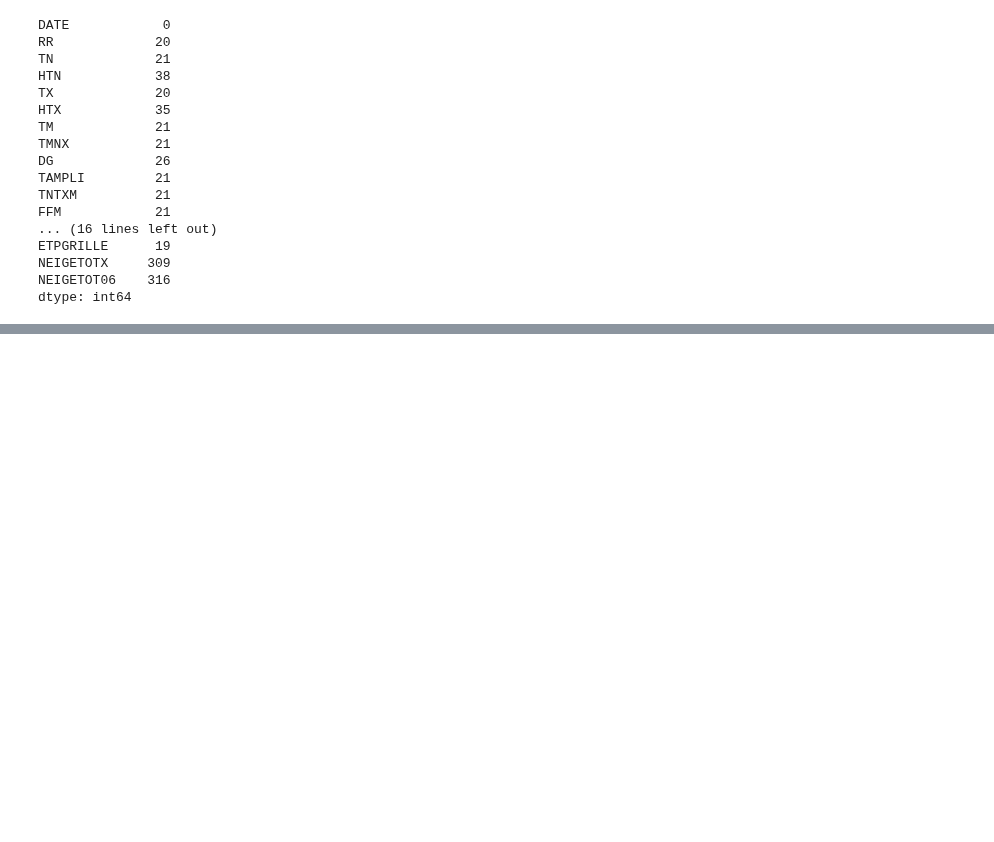
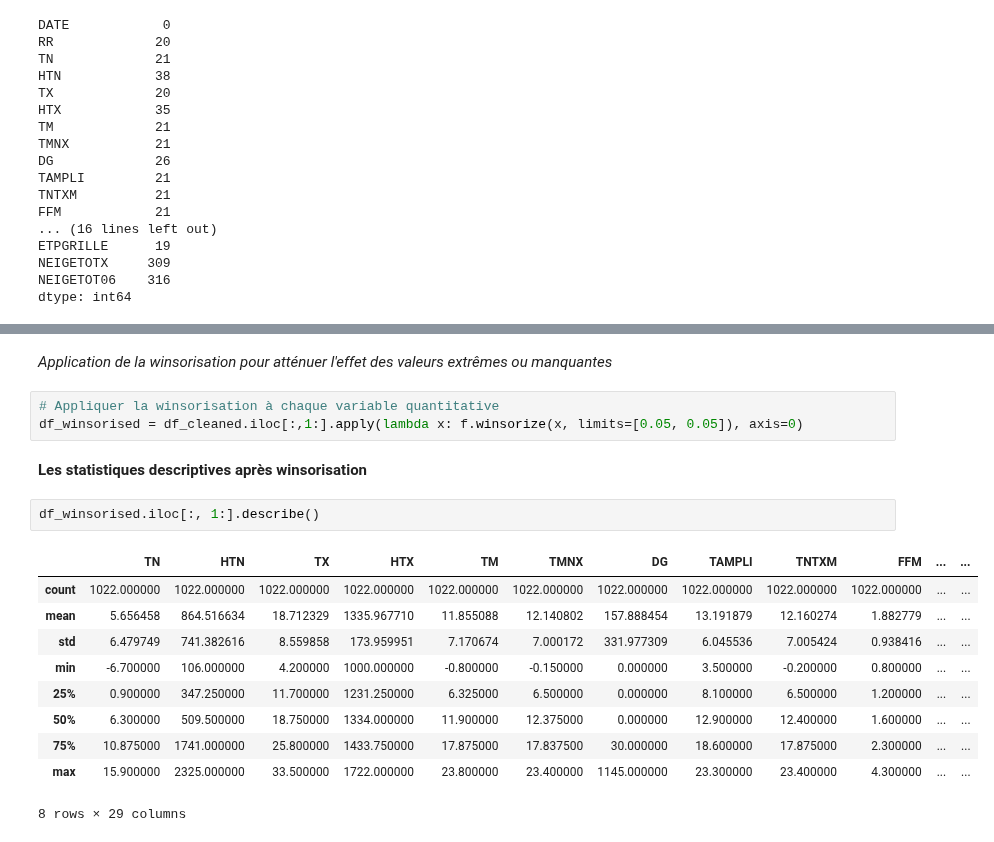
Before and after one commit to laureineCompaore/ProjetPython, a Jupyter notebook: Ana_exploratoire.ipynb, the cells around one changed output, grey strips where cells are left out. Cells and saved outputs as stored; diff of their text form; blank space fills up the shorter version.

```diff
--- a/Ana_exploratoire.ipynb
+++ b/Ana_exploratoire.ipynb
@@ -105,0 +132,20 @@ for col in quantitative_variables.columns:
+# %% [markdown]
+*Application de la winsorisation pour atténuer l'effet des valeurs extrêmes ou manquantes*
+# %%
+# Appliquer la winsorisation à chaque variable quantitative
+df_winsorised = df_cleaned.iloc[:,1:].apply(lambda x: f.winsorize(x, limits=[0.05, 0.05]), axis=0)
+# %% [markdown]
+**Les statistiques descriptives après winsorisation**
+# %%
+df_winsorised.iloc[:, 1:].describe()
+# %% [output]
+|  | TN | HTN | TX | HTX | TM | TMNX | DG | TAMPLI | TNTXM | FFM | ... | ... |
+| count | 1022.000000 | 1022.000000 | 1022.000000 | 1022.000000 | 1022.000000 | 1022.000000 | 1022.000000 | 1022.000000 | 1022.000000 | 1022.000000 | ... | ... |
+| mean | 5.656458 | 864.516634 | 18.712329 | 1335.967710 | 11.855088 | 12.140802 | 157.888454 | 13.191879 | 12.160274 | 1.882779 | ... | ... |
+| std | 6.479749 | 741.382616 | 8.559858 | 173.959951 | 7.170674 | 7.000172 | 331.977309 | 6.045536 | 7.005424 | 0.938416 | ... | ... |
+| min | -6.700000 | 106.000000 | 4.200000 | 1000.000000 | -0.800000 | -0.150000 | 0.000000 | 3.500000 | -0.200000 | 0.800000 | ... | ... |
+| 25% | 0.900000 | 347.250000 | 11.700000 | 1231.250000 | 6.325000 | 6.500000 | 0.000000 | 8.100000 | 6.500000 | 1.200000 | ... | ... |
+| 50% | 6.300000 | 509.500000 | 18.750000 | 1334.000000 | 11.900000 | 12.375000 | 0.000000 | 12.900000 | 12.400000 | 1.600000 | ... | ... |
+| 75% | 10.875000 | 1741.000000 | 25.800000 | 1433.750000 | 17.875000 | 17.837500 | 30.000000 | 18.600000 | 17.875000 | 2.300000 | ... | ... |
+| max | 15.900000 | 2325.000000 | 33.500000 | 1722.000000 | 23.800000 | 23.400000 | 1145.000000 | 23.300000 | 23.400000 | 4.300000 | ... | ... |
+8 rows × 29 columns
```
Also changed, not shown: parts of 12 cells of this notebook, 4 other files.
